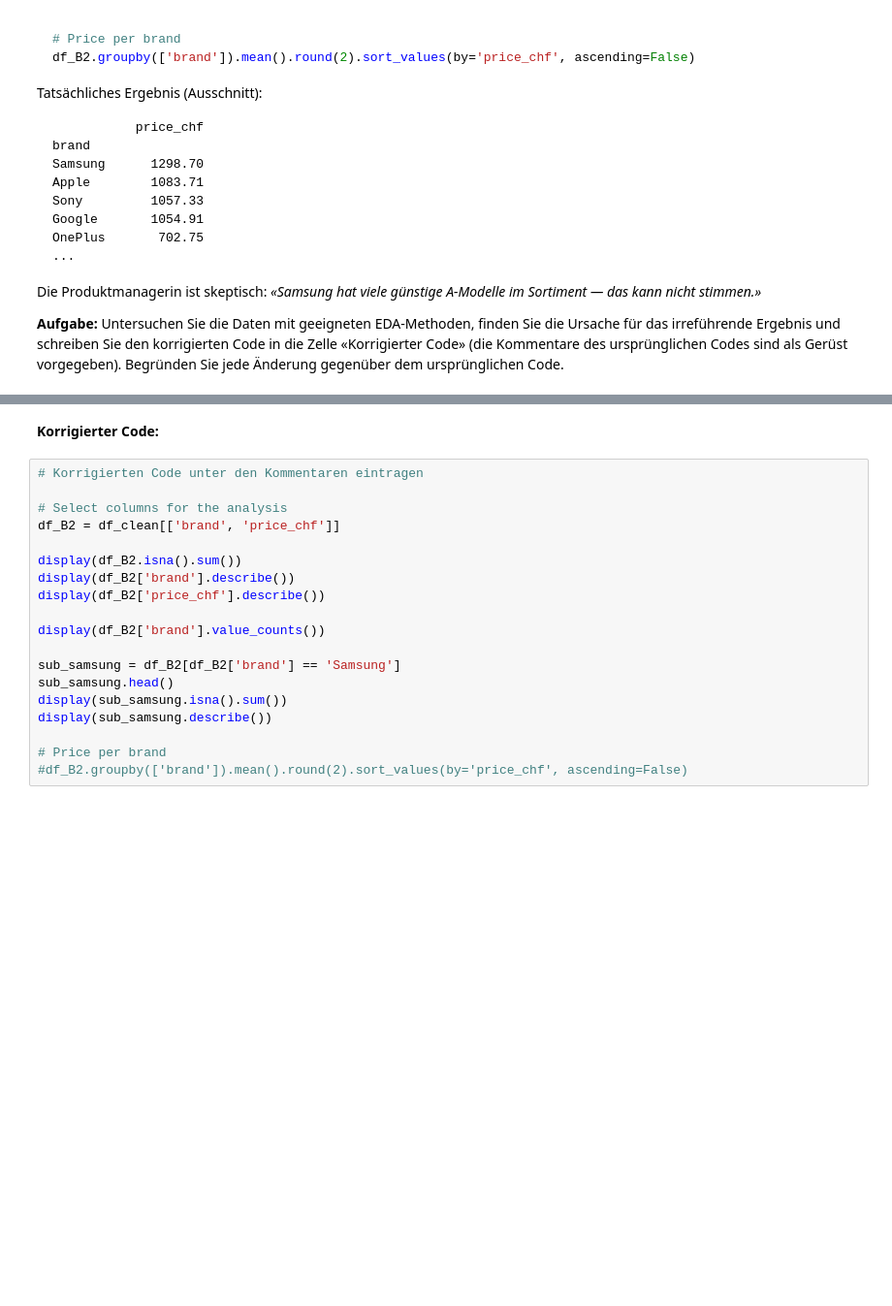
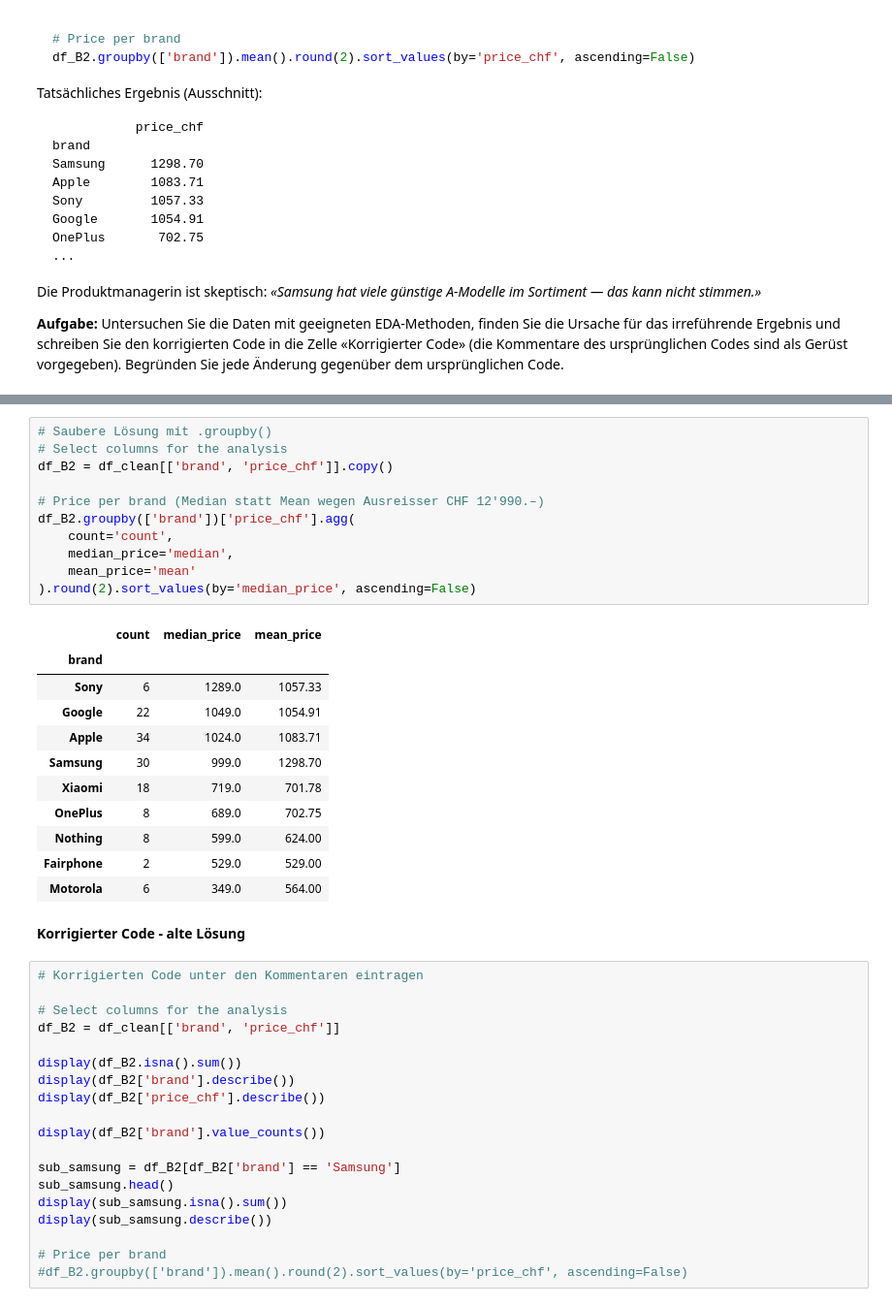
Before and after one commit to CharlesNinjaCoding/DS_HS2026_LNW, a Jupyter notebook: DS_HS2026_LNW_I_Examples/AP02/AP02_Datenbeschaffung_Aufbereitung_EDA.ipynb, the cells around one changed output, grey strips where cells are left out. Shown at 97% size. Cells and saved outputs as stored; diff of their text form; blank space fills up the shorter version.

```diff
--- a/DS_HS2026_LNW_I_Examples/AP02/AP02_Datenbeschaffung_Aufbereitung_EDA.ipynb
+++ b/DS_HS2026_LNW_I_Examples/AP02/AP02_Datenbeschaffung_Aufbereitung_EDA.ipynb
@@ -336,5 +389,28 @@ Die Produktmanagerin ist skeptisch: *«Samsung hat viele günstige A-Modelle im
+# %%
+# Saubere Lösung mit .groupby()
+# Select columns for the analysis
+df_B2 = df_clean[['brand', 'price_chf']].copy()
+
+# Price per brand (Median statt Mean wegen Ausreisser CHF 12'990.–)
+df_B2.groupby(['brand'])['price_chf'].agg(
+    count='count',
+    median_price='median',
+    mean_price='mean'
+).round(2).sort_values(by='median_price', ascending=False)
+# %% [output]
+|  | count | median_price | mean_price |
+| brand |  |  |  |
+| Sony | 6 | 1289.0 | 1057.33 |
+| Google | 22 | 1049.0 | 1054.91 |
+| Apple | 34 | 1024.0 | 1083.71 |
+| Samsung | 30 | 999.0 | 1298.70 |
+| Xiaomi | 18 | 719.0 | 701.78 |
+| OnePlus | 8 | 689.0 | 702.75 |
+| Nothing | 8 | 599.0 | 624.00 |
+| Fairphone | 2 | 529.0 | 529.00 |
+| Motorola | 6 | 349.0 | 564.00 |
 # %% [markdown]
-**Korrigierter Code:**
+**Korrigierter Code - alte Lösung**
 # %%
 # Korrigierten Code unter den Kommentaren eintragen
 
```
Also changed, not shown: parts of 14 cells of this notebook, 5 other files.
